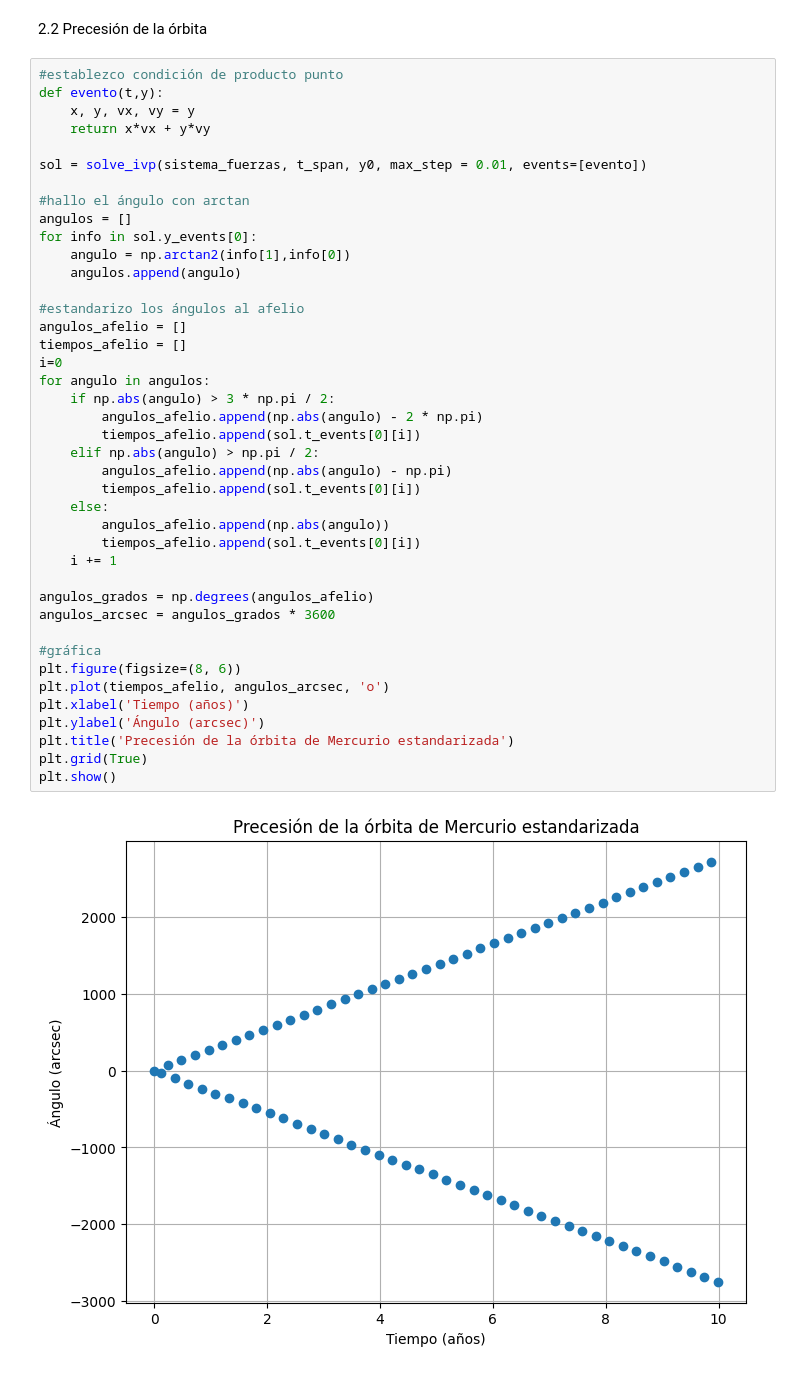
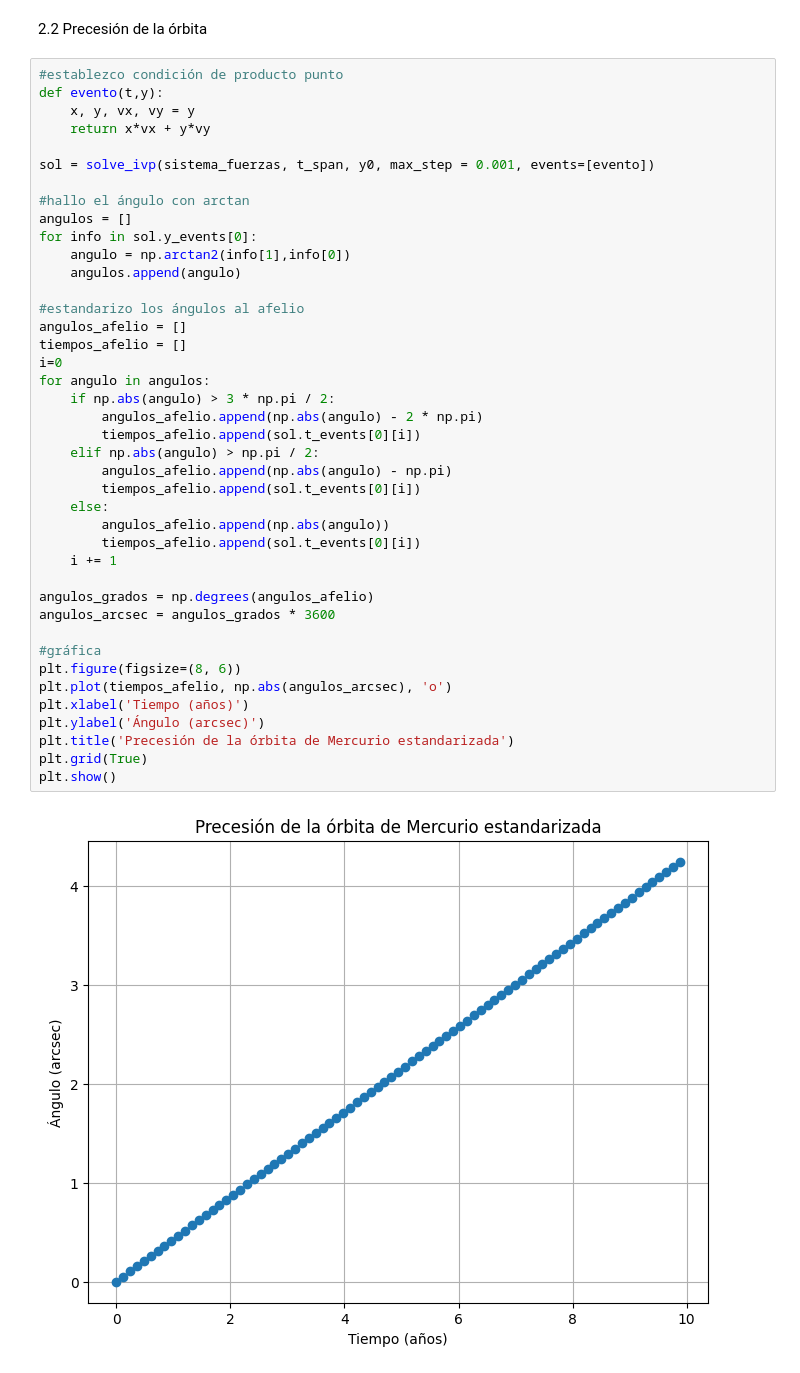
Before and after one commit to sarchilagomez1/MetodosComputacionales2-Fuentes-Archila, a Jupyter notebook: taller3_fuentesarchila.ipynb, the cells around one changed output. Cells and saved outputs as stored; diff of their text form.

```diff
--- a/taller3_fuentesarchila.ipynb
+++ b/taller3_fuentesarchila.ipynb
@@ -137,7 +137,7 @@ def evento(t,y):
     x, y, vx, vy = y
     return x*vx + y*vy
 
-sol = solve_ivp(sistema_fuerzas, t_span, y0, max_step = 0.01, events=[evento])
+sol = solve_ivp(sistema_fuerzas, t_span, y0, max_step = 0.001, events=[evento])
 
 #hallo el ángulo con arctan
 angulos = []
@@ -145,32 +145,32 @@ for info in sol.y_events[0]:
     angulo = np.arctan2(info[1],info[0])
     angulos.append(angulo)
 
 #estandarizo los ángulos al afelio
 angulos_afelio = []
 tiempos_afelio = []
 i=0
 for angulo in angulos:
     if np.abs(angulo) > 3 * np.pi / 2:
         angulos_afelio.append(np.abs(angulo) - 2 * np.pi)
         tiempos_afelio.append(sol.t_events[0][i])
     elif np.abs(angulo) > np.pi / 2:
         angulos_afelio.append(np.abs(angulo) - np.pi)
         tiempos_afelio.append(sol.t_events[0][i])
     else:
         angulos_afelio.append(np.abs(angulo))
         tiempos_afelio.append(sol.t_events[0][i])
     i += 1
 
 angulos_grados = np.degrees(angulos_afelio)
 angulos_arcsec = angulos_grados * 3600
 
 #gráfica
 plt.figure(figsize=(8, 6))
-plt.plot(tiempos_afelio, angulos_arcsec, 'o')
+plt.plot(tiempos_afelio, np.abs(angulos_arcsec), 'o')
 plt.xlabel('Tiempo (años)')
 plt.ylabel('Ángulo (arcsec)')
 plt.title('Precesión de la órbita de Mercurio estandarizada')
 plt.grid(True)
 plt.show()
 # %% [output]
-[figure, old version]
+[figure, new version]
```
Also changed, not shown: parts of 4 cells of this notebook, 1 other file.
